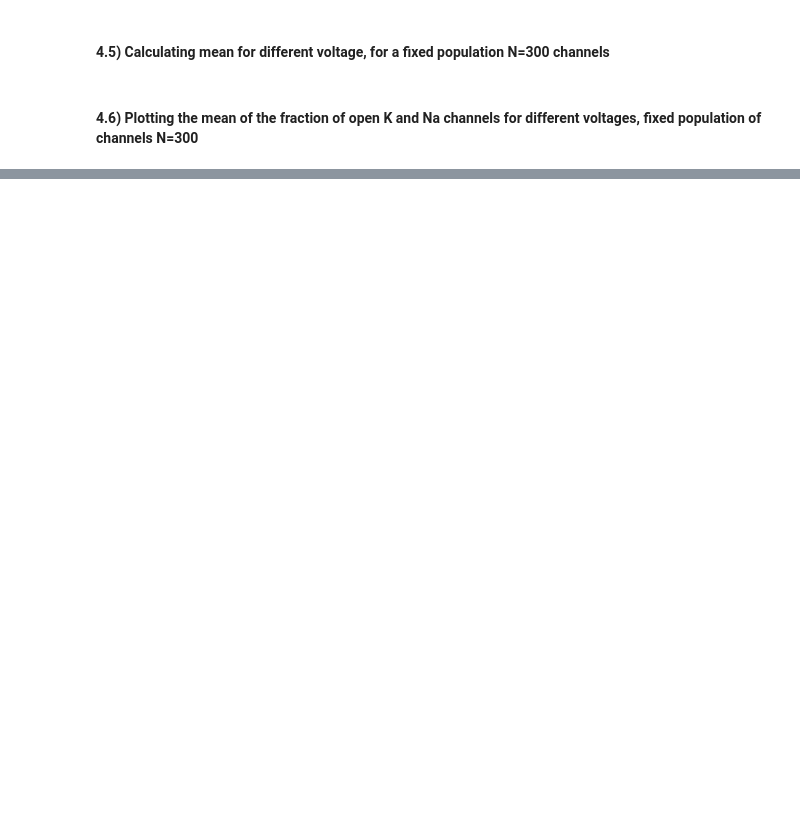
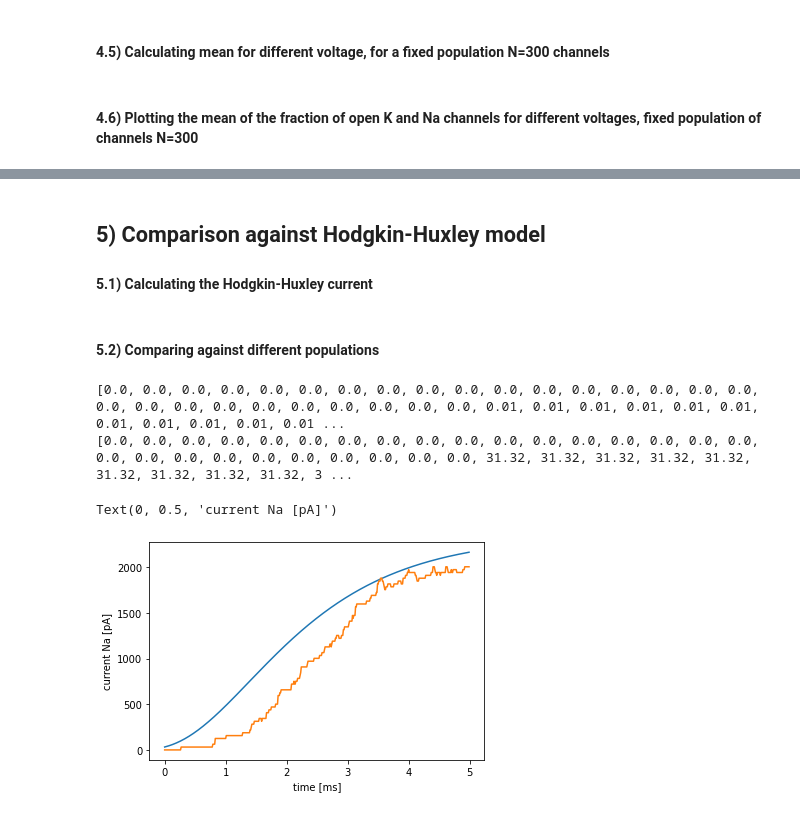
Before and after one commit to ahmedtarek-/MNS_CP_2022, a Jupyter notebook: stochastic_channel/Stochastic.ipynb, the cells around one changed output, grey strips where cells are left out. Drawn from its saved outputs; the diff is of its cells as text; code cells hidden in the pictures; blank space fills up the shorter version.

```diff
--- a/stochastic_channel/Stochastic.ipynb
+++ b/stochastic_channel/Stochastic.ipynb
@@ -609,0 +627,4 @@ plt.show()
+# %% [markdown]
+## 5) Comparison against Hodgkin-Huxley model
+
+#### 5.1) Calculating the Hodgkin-Huxley current
@@ -609,0 +739,66 @@ plt.show()
+# %% [markdown]
+#### 5.2) Comparing against different populations
+# %%
+def current_k(voltage, mean_open_k):
+  """
+  The next line is based on n (HH model)
+    return K_CONDUC * prob**4 * (self.voltage - K_REVERSAL)
+  What we want though is current based on P (is channel open or no)
+  """
+  k_reversal = -77            # mV
+  k_conduct = 36
+  return k_conduct * mean_open_k * (voltage - k_reversal)
+
+def current_na(voltage, mean_open_na):
+  """
+  The next line is based on n (HH model)
+    return K_CONDUC * prob**4 * (self.voltage - K_REVERSAL)
+  What we want though is current based on P (is channel open or no)
+  """
+  na_reversal = 50            # mV
+  na_conduct   = 120   # Siemens
+  return na_conduct * mean_open_na * (voltage - na_reversal)
+
+voltage = 10
+
+t_max = 5
+delta_t = 0.01
+
+n_0 = 0.3177
+m_0 = 0.0529
+h_0 = 0.5961
+
+N_max = 100
+step = 10
+N = [100]
+k_currents = []
+na_currents = []
+
+for n in N:
+  k_population = [StochasticKChannel(initial_state=1) for x in range(n)]
+  k_stochastic_pop = StochasticPopulation(k_population=k_population, initial_voltage=voltage, delta_t=delta_t)
+  k_avgs = k_stochastic_pop.go_stochastic(t_max=t_max)[0]
+  k_currents.append([current_k(voltage, mean_k) for mean_k in k_avgs])
+
+  na_population = [StochasticNAChannel(initial_state=1) for x in range(n)]
+  na_stochastic_pop = StochasticPopulation(na_population=na_population, initial_voltage=voltage, delta_t=delta_t)
+  na_avgs = na_stochastic_pop.go_stochastic(t_max=t_max)[1]
+  na_currents.append([current_na(voltage, mean_na) for mean_na in na_avgs])
+
+_, _, _, _, HH_current_k, HH_current_na = euler(kinetic_equation_n, kinetic_equation_m, kinetic_equation_h, HH_model, zero_injected_current, voltage, n_0, m_0, h_0, t_max, delta_t, update_voltage=False)
+
+print(k_avgs)
+print(k_currents[0])
+
+timesteps = np.arange(0, t_max, delta_t)
+plt.plot(timesteps, HH_current_k, label="HH model")
+plt.plot(timesteps, k_currents[0], label="Stochastic")
+ax = plt.gca()
+ax.ticklabel_format(useOffset=False)
+plt.xlabel("time [ms]")
+plt.ylabel("current Na [pA]")
+# %% [output]
+[0.0, 0.0, 0.0, 0.0, 0.0, 0.0, 0.0, 0.0, 0.0, 0.0, 0.0, 0.0, 0.0, 0.0, 0.0, 0.0, 0.0, 0.0, 0.0, 0.0, 0.0, 0.0, 0.0, 0.0, 0.0, 0.0, 0.0, 0.01, 0.01, 0.01, 0.01, 0.01, 0.01, 0.01, 0.01, 0.01, 0.01, 0.01 ...
+[0.0, 0.0, 0.0, 0.0, 0.0, 0.0, 0.0, 0.0, 0.0, 0.0, 0.0, 0.0, 0.0, 0.0, 0.0, 0.0, 0.0, 0.0, 0.0, 0.0, 0.0, 0.0, 0.0, 0.0, 0.0, 0.0, 0.0, 31.32, 31.32, 31.32, 31.32, 31.32, 31.32, 31.32, 31.32, 31.32, 3 ...
+Text(0, 0.5, 'current Na [pA]')
+[figure, added]
```
Also changed, not shown: parts of 14 cells of this notebook.
